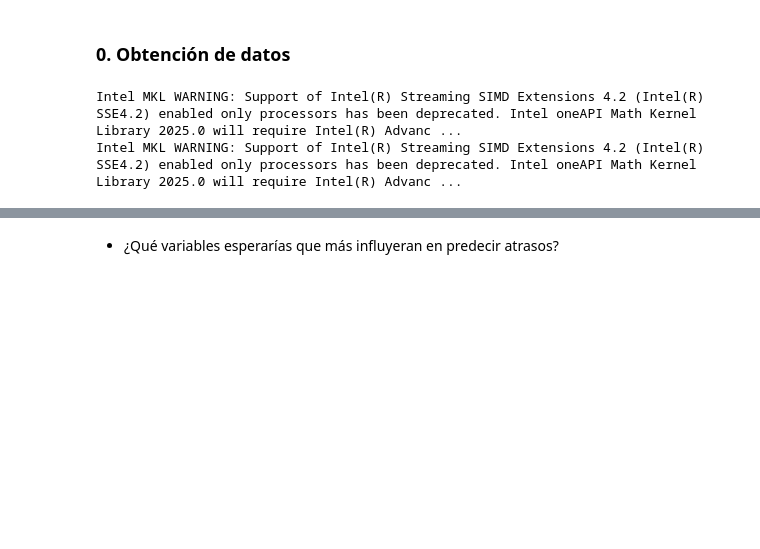
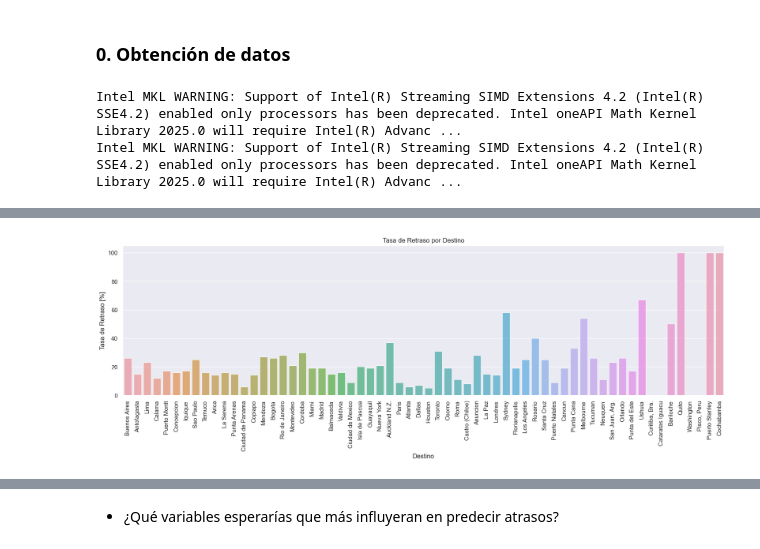
Before and after one commit to FelipeAriasT/Challenge_ML_Engineer_NeuralWorks, a Jupyter notebook: to-expose_improve.ipynb, the cells around one changed output, grey strips where cells are left out. Cells and saved outputs as stored; diff of their text form; code cells hidden in the pictures; blank space fills up the shorter version.

```diff
--- a/to-expose_improve.ipynb
+++ b/to-expose_improve.ipynb
@@ -487,0 +57,12 @@ plt.show()
+# %%
+with open('config/config.yaml') as file:
+    config = yaml.safe_load(file)
+
+data_path=Path(config['data_directory'])
+# %%
+df = pd.read_csv(data_path/'raw'/config['data_name'])
+# %%
+df['temporada_alta'] = df['Fecha-I'].apply(utils.temporada_alta)
+df['dif_min'] = df.apply(utils.dif_minutes, axis = 1)
+df['atraso_15'] = np.where(df['dif_min'] > 15, 1, 0)
+df['periodo_dia'] = df['Fecha-I'].apply(utils.get_periodo_dia)
@@ -487,0 +71,3 @@ plt.show()
+# %%
+tasas_destinos = utils.calcular_tasa(df, 'SIGLADES')
+tasas_destinos
@@ -487,0 +88,12 @@ plt.show()
+# %%
+tasas_destinos_values = df['SIGLADES'].value_counts().index
+plt.figure(figsize = (20,5))
+sns.set(style="darkgrid")
+sns.barplot(x=df['SIGLADES'].value_counts().index, y=tasas_destinos['Tasa (%)'], alpha = 0.75)
+plt.title('Tasa de Retraso por Destino')
+plt.ylabel('Tasa de Retraso [%]', fontsize=12)
+plt.xlabel('Destino', fontsize=12)
+plt.xticks(rotation=90)
+plt.show()
+# %% [output]
+[figure, added]
```
Also changed, not shown: parts of 124 cells of this notebook, 10 other files.
